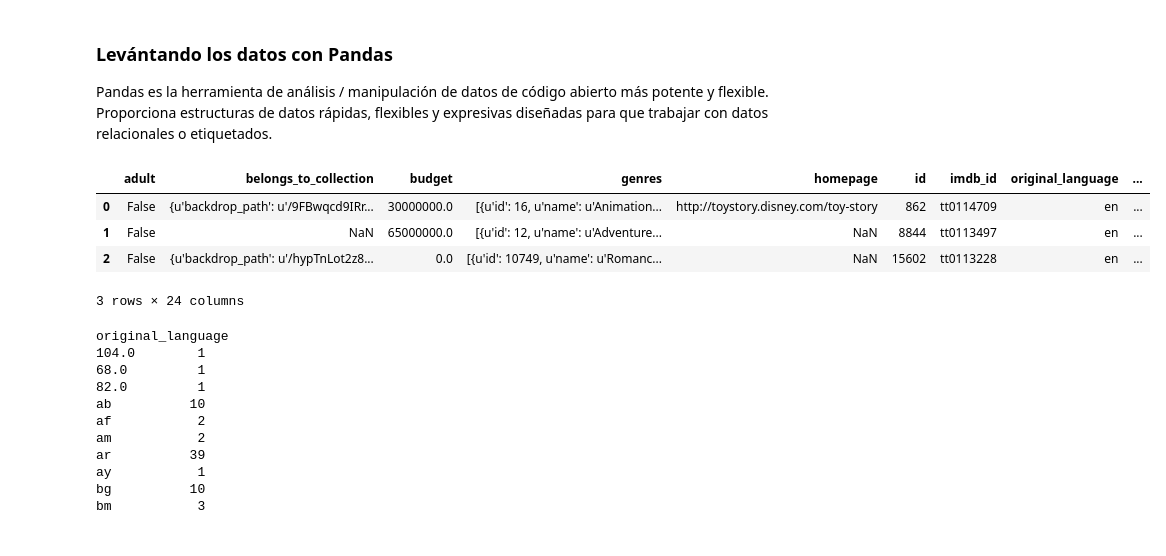
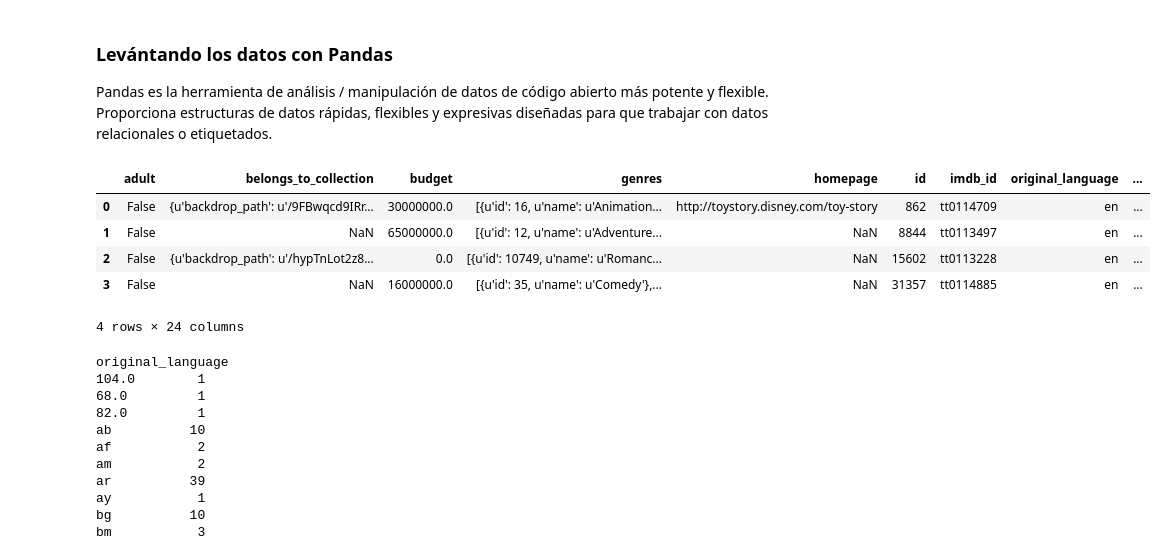
Before and after one commit to mcharnelli/PyDayLP2018, a Jupyter notebook: Sistemas Recomendadores en Python.ipynb, the cells around one changed output. Drawn from its saved outputs; the diff is of its cells as text; code cells hidden in the pictures.

```diff
--- a/Sistemas Recomendadores en Python.ipynb
+++ b/Sistemas Recomendadores en Python.ipynb
@@ -69,13 +58,14 @@ def load_movies_metadata(file_path):
 
 movies = load_movies_metadata('movies/movies_metadata.csv')
 # %%
-movies.head(3)
+movies.head(4)
 # %% [output]
 |  | adult | belongs_to_collection | budget | genres | homepage | id | imdb_id | original_language | ... |
 | 0 | False | {u'backdrop_path': u'/9FBwqcd9IRr... | 30000000.0 | [{u'id': 16, u'name': u'Animation... | http://toystory.disney.com/toy-story | 862 | tt0114709 | en | ... |
 | 1 | False | NaN | 65000000.0 | [{u'id': 12, u'name': u'Adventure... | NaN | 8844 | tt0113497 | en | ... |
 | 2 | False | {u'backdrop_path': u'/hypTnLot2z8... | 0.0 | [{u'id': 10749, u'name': u'Romanc... | NaN | 15602 | tt0113228 | en | ... |
+| 3 | False | NaN | 16000000.0 | [{u'id': 35, u'name': u'Comedy'},... | NaN | 31357 | tt0114885 | en | ... |
-3 rows × 24 columns
+4 rows × 24 columns
 # %%
 #movies['original_language'].unique()
 #movies[movies['original_language']=='es']
```
Also changed, not shown: parts of 16 cells of this notebook.
